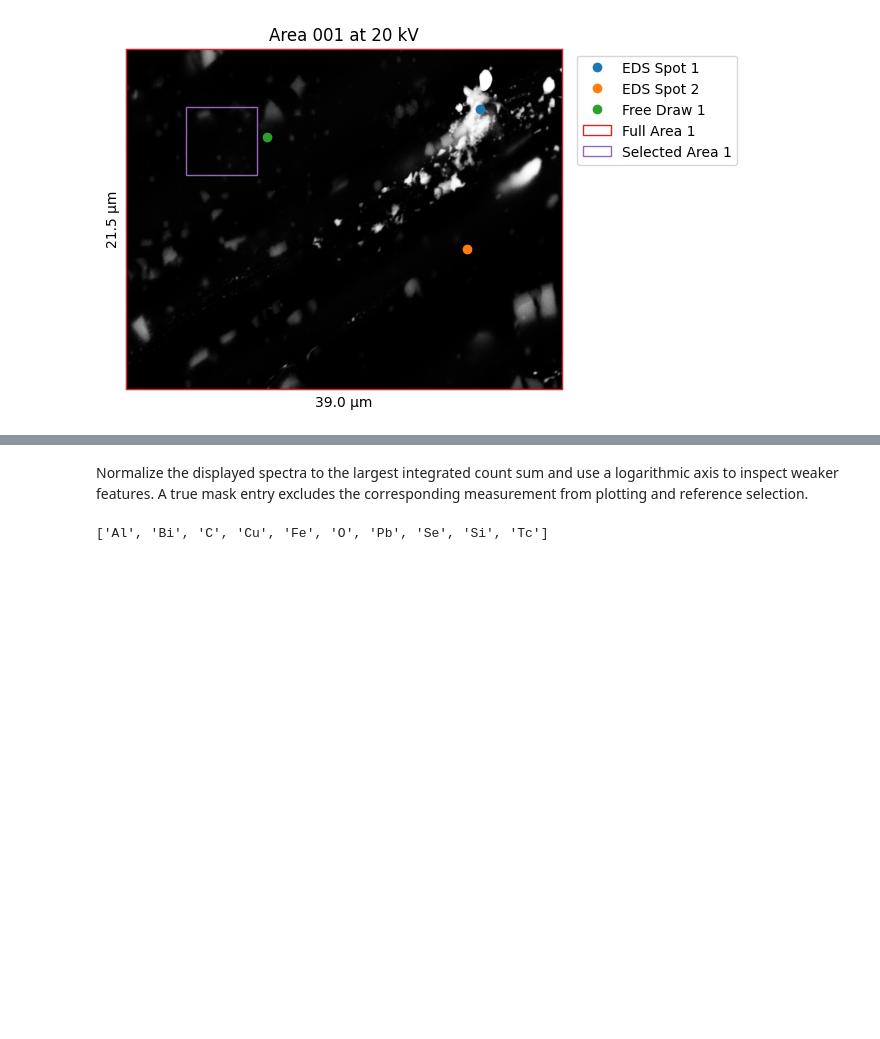
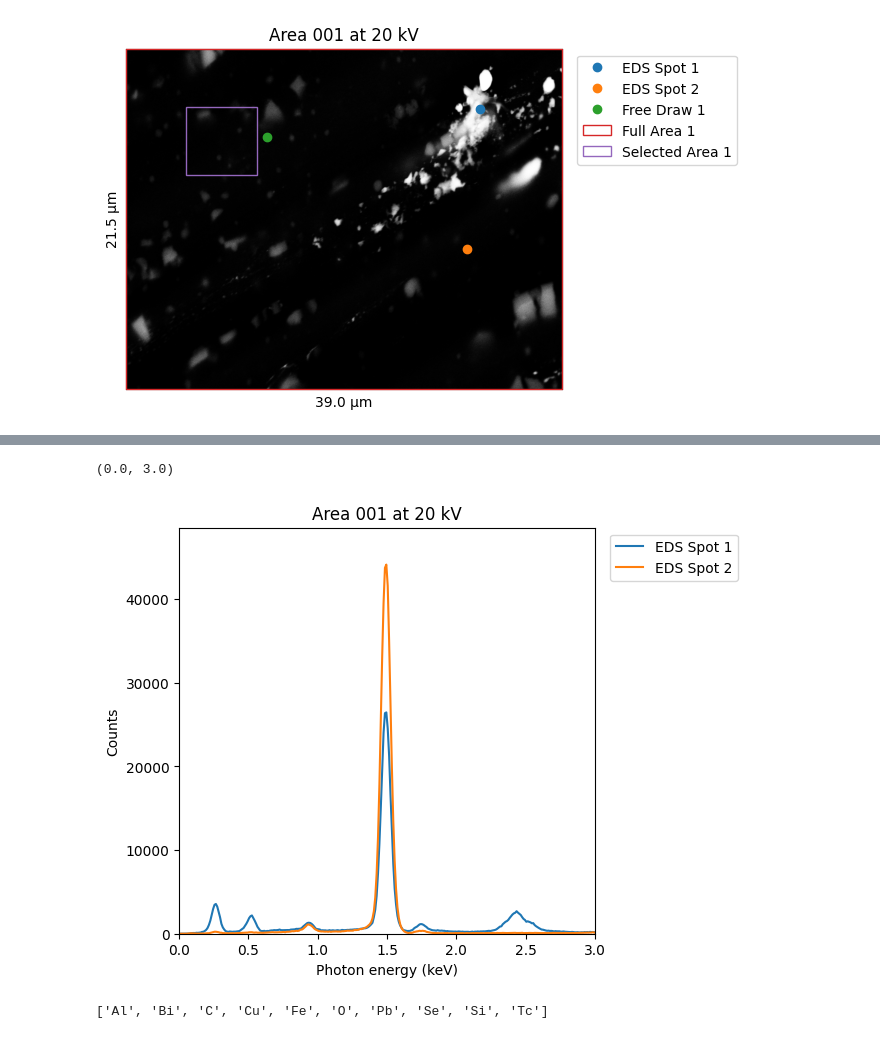
Before and after one commit to kernke/microscopy_data_analysis, a Jupyter notebook: examples/EDX_example/example.ipynb, the cells around one changed output, grey strips where cells are left out. Cells and saved outputs as stored; diff of their text form; code cells hidden in the pictures; blank space fills up the shorter version.

```diff
--- a/examples/EDX_example/example.ipynb
+++ b/examples/EDX_example/example.ipynb
@@ -68,7 +155,11 @@ plt.show()
-# %% [markdown]
-Normalize the displayed spectra to the largest integrated count sum and use
-a logarithmic axis to inspect weaker features. A true mask entry excludes the
-corresponding measurement from plotting and reference selection.
+# %%
+mask=np.zeros(len(exp[area_0d]["measurements"]),dtype=bool)
+mask[2:]=True
+ax=edx.plot_0D_spectra(exp,area_0d,mask=mask)
+ax.set_xlim([0,3])
+# %% [output]
+(0.0, 3.0)
+[figure, added]
 # %%
 print(elements_0d)
 # sort out the last element Tc
```
Also changed, not shown: parts of 15 cells of this notebook, 2 other files.
